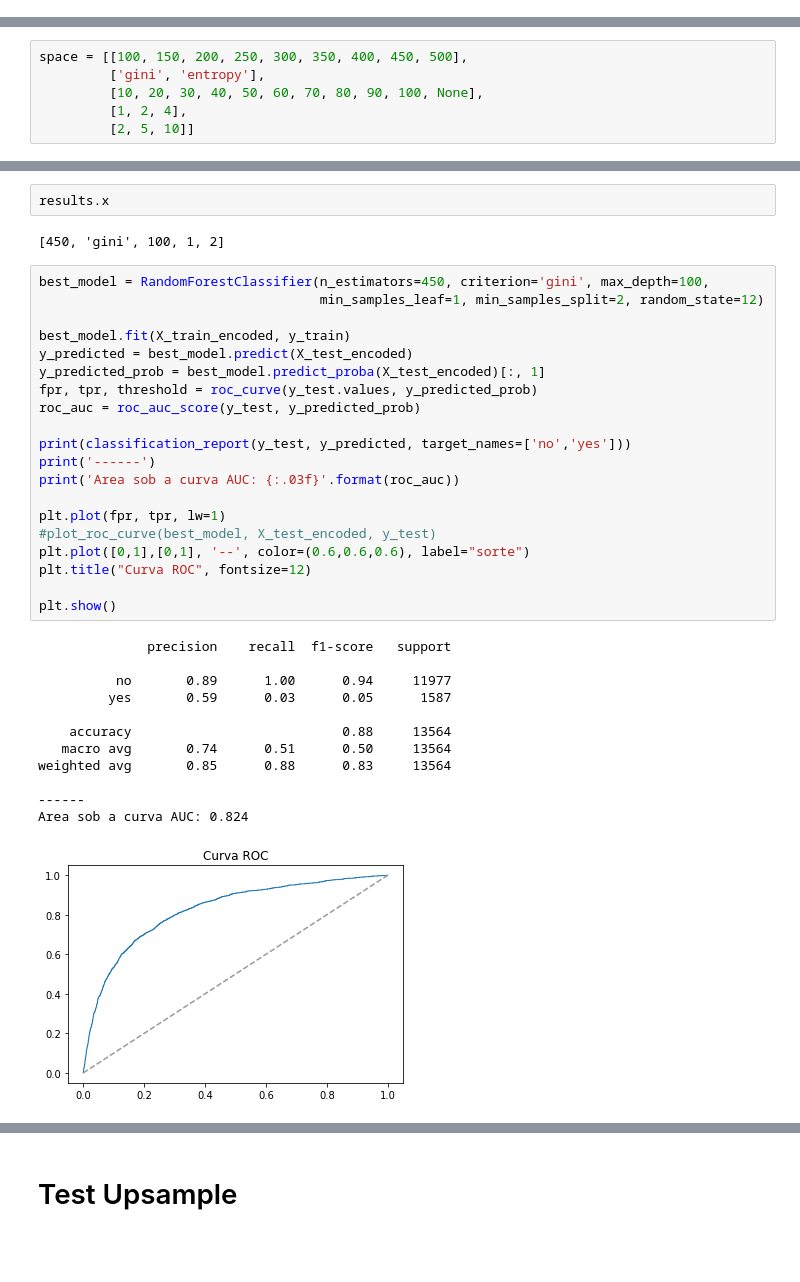
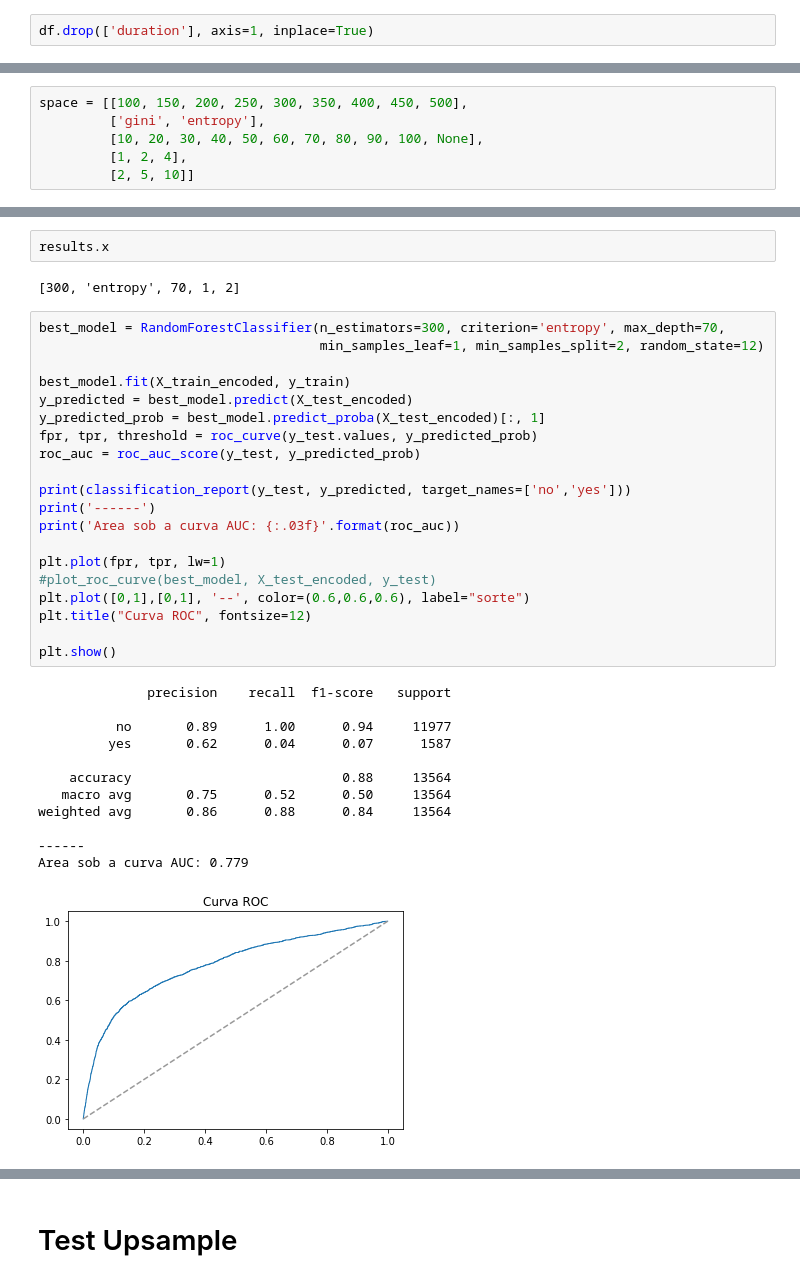
Before and after one commit to carlosealuz/pt_bank_marketing_analysis, a Jupyter notebook: Classification_model.ipynb, the cells around one changed output, grey strips where cells are left out. Cells and saved outputs as stored; diff of their text form; blank space fills up the shorter version.

```diff
--- a/Classification_model.ipynb
+++ b/Classification_model.ipynb
@@ -48,3 +50,5 @@ df.drop(['poutcome', 'pdays'], axis=1, inplace=True)
+# %%
+df.drop(['duration'], axis=1, inplace=True)
 # %%
 df.describe()
 # %% [output]
@@ -229,40 +232,40 @@ Current minimum: -0.8236
 # %%
 results.x
 # %% [output]
-[450, 'gini', 100, 1, 2]
+[300, 'entropy', 70, 1, 2]
 # %%
-best_model = RandomForestClassifier(n_estimators=450, criterion='gini', max_depth=100,
+best_model = RandomForestClassifier(n_estimators=300, criterion='entropy', max_depth=70,
                                     min_samples_leaf=1, min_samples_split=2, random_state=12)
 
 best_model.fit(X_train_encoded, y_train)
 y_predicted = best_model.predict(X_test_encoded)
 y_predicted_prob = best_model.predict_proba(X_test_encoded)[:, 1]
 fpr, tpr, threshold = roc_curve(y_test.values, y_predicted_prob)
 roc_auc = roc_auc_score(y_test, y_predicted_prob)
 
 print(classification_report(y_test, y_predicted, target_names=['no','yes']))
 print('------')
 print('Area sob a curva AUC: {:.03f}'.format(roc_auc))
 
 plt.plot(fpr, tpr, lw=1)
 #plot_roc_curve(best_model, X_test_encoded, y_test)
 plt.plot([0,1],[0,1], '--', color=(0.6,0.6,0.6), label="sorte")
 plt.title("Curva ROC", fontsize=12)
 
 plt.show()
 # %% [output]
               precision    recall  f1-score   support
 
           no       0.89      1.00      0.94     11977
-         yes       0.59      0.03      0.05      1587
+         yes       0.62      0.04      0.07      1587
 
     accuracy                           0.88     13564
-   macro avg       0.74      0.51      0.50     13564
-weighted avg       0.85      0.88      0.83     13564
+   macro avg       0.75      0.52      0.50     13564
+weighted avg       0.86      0.88      0.84     13564
 
 ------
-Area sob a curva AUC: 0.824
+Area sob a curva AUC: 0.779
-[figure, old version]
+[figure, new version]
 # %%
 cnf_matrix = confusion_matrix(y_test, y_predicted)
 cnf_matrix
```
Also changed, not shown: parts of 17 cells of this notebook.
